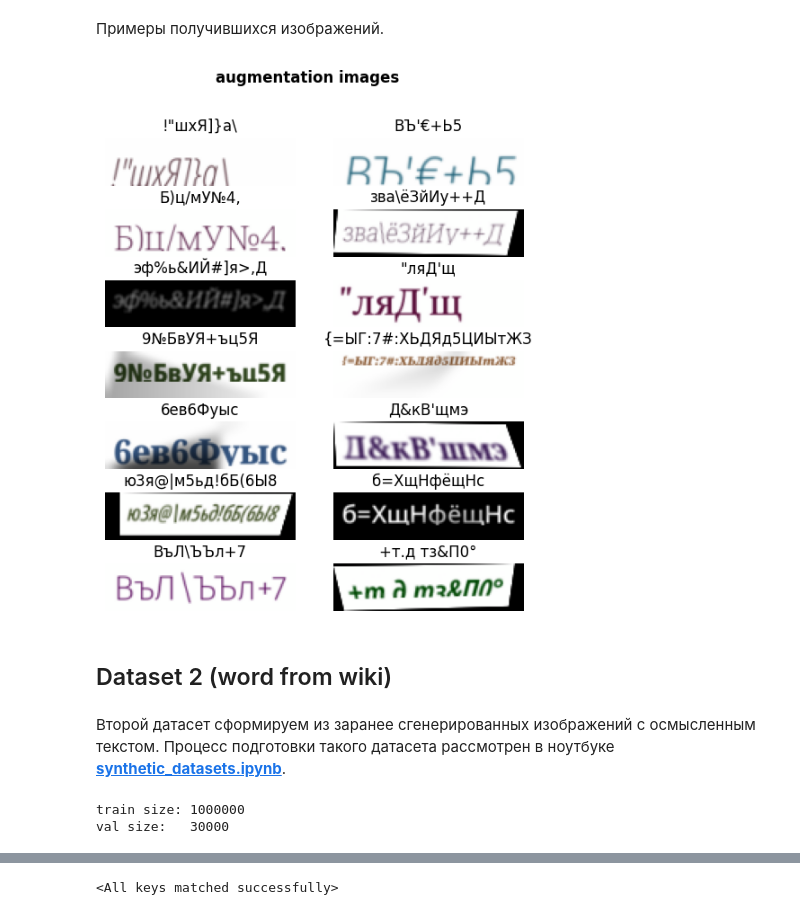
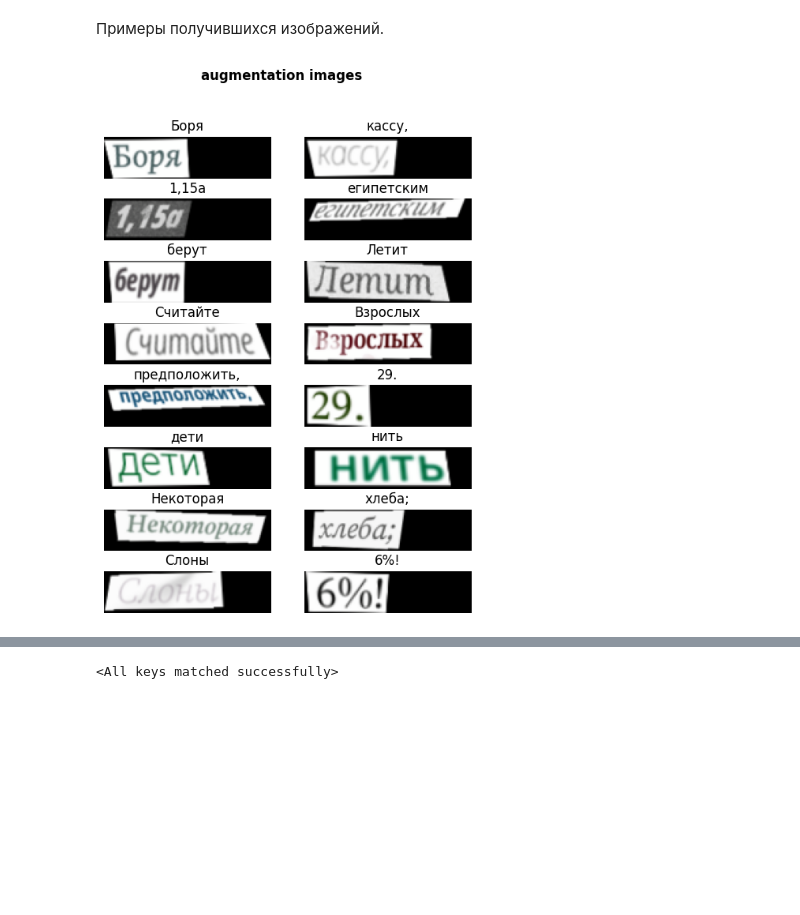
Before and after one commit to aufflammen/ocr_cyrillic, a Jupyter notebook: train_recognition.ipynb, the cells around one changed output, grey strips where cells are left out. Saved outputs shown, nothing was run; the diff lists cells and outputs as text; code cells hidden in the pictures; blank space fills up the shorter version.

```diff
--- a/train_recognition.ipynb
+++ b/train_recognition.ipynb
@@ -45,8 +45,8 @@ A list of all characters used:
 # %%
 def draw_image_dataset(
     dataset,
-    normalize_params: Optional[dict] = None,
-    num: int = 14
+    normalize_params: dict | None = None,
+    num: int = 16
 ):
     """
     Вывод нескольких случайных элементов из torch dataset
@@ -83,7 +83,8 @@ print(f'torch use: {Ansi.green}{Ansi.bold}{DEVICE}{Ansi.end}',
 # %% [output]
 torch use: cuda (AMD Radeon RX 7800 XT)
 # %%
-DATASET = CFG.path_dataset_synthetic.joinpath('recognition')
+DATASET = CFG.dataset_synthetic.joinpath('recognition')
+
 BATCH_SIZE = 256
 
 INPUT_SIZE = 32
@@ -102,0 +99,34 @@ print(f"Найдено подходящих шрифтов: {Ansi.bold}{len(good
+# %%
+transforms_train_alb = A.Compose([
+    A.ShiftScaleRotate(shift_limit=.05, scale_limit=0.0, rotate_limit=0, border_mode=cv2.BORDER_CONSTANT, fill=255, p=.5),
+    A.GaussianBlur(blur_limit=(1, 3), p=.3),
+    A.RandomSunFlare(flare_roi=(0, 0, 1, 1), src_radius=60, p=.2),
+    # A.GaussNoise(std_range=(.1, .25), p=.25),
+    # A.ElasticTransform(alpha=40, sigma=50, p=.2),
+    # A.ColorJitter(brightness=.4, contrast=.4, saturation=.4, hue=.4, p=.4),
+])
+
+
+transforms_train = v2.Compose([
+    v2.ToImage(),
+    v2.RandomInvert(p=.1),
+    ColorShiftTorch(min_val=.6, p=.9),
+    # T.RandomApply(v2.ElasticTransform(alpha=5, sigma=5, fill=255), p=.35),
+    T.RandomApply(T.GaussianNoise(mean=0, std=0.15), p=.2),
+    v2.RandomPhotometricDistort(brightness=(.7, 1.3), contrast=(.6, 1.4), hue=(-.3, .3), p=.25),
+    T.RandomApply(v2.RandomRotation(degrees=2, expand=True), p=.7),
+    v2.RandomPerspective(distortion_scale=.2, p=1),
+    v2.RandomGrayscale(p=.3),
+    T.RandomApply(T.RandomShadow(), p=.2),
+    T.Resize((INPUT_SIZE, INPUT_SIZE * 4), interpolation='bilinear', preserve_aspect_ratio=True, symmetric_pad=False),
+    v2.ToDtype(torch.float32, scale=True),
+    v2.Normalize(**NORMALIZE_PARAMS),
+])
+
+
+transforms_val=v2.Compose([
+    v2.ToImage(),
+    T.Resize((INPUT_SIZE, INPUT_SIZE * 4), interpolation='bilinear', preserve_aspect_ratio=True, symmetric_pad=False),
+    v2.ToDtype(torch.float32, scale=True),
+    v2.Normalize(**NORMALIZE_PARAMS),
+])
@@ -161,41 +192,6 @@ val_loader_wg = DataLoader(
 # %% [markdown]
 Примеры получившихся изображений.
 # %%
-draw_image_dataset(train_set_wg, NORMALIZE_PARAMS)
+draw_image_dataset(train_set2, NORMALIZE_PARAMS)
 # %% [output]
-[figure, old version]
+[figure, new version]
-# %% [markdown]
-## Dataset 2 (word from wiki)
-# %% [markdown]
-Второй датасет сформируем из заранее сгенерированных изображений с осмысленным текстом. Процесс подготовки такого датасета рассмотрен в ноутбуке **[synthetic_datasets.ipynb](synthetic_datasets.ipynb)**.
-# %%
-train_set = RecognitionDataset(
-    DATASET.joinpath('train', 'images'),
-    DATASET.joinpath('train', 'labels.json'),
-    img_transforms=v2.Compose([
-        T.Resize((INPUT_SIZE, INPUT_SIZE * 4), preserve_aspect_ratio=True),
-        T.RandomApply(T.ColorInversion(), .1),
-        v2.RandomGrayscale(p=.1),
-        v2.RandomPhotometricDistort(p=.1),
-        T.RandomApply(T.RandomShadow(), p=.4),
-        T.RandomApply(T.GaussianNoise(mean=0, std=.1), .1),
-        T.RandomApply(v2.GaussianBlur(3), .3),
-        v2.RandomPerspective(distortion_scale=.2, p=.3),
-        v2.Normalize(**NORMALIZE_PARAMS),
-    ]),
-)
-
-val_set = RecognitionDataset(
-    DATASET.joinpath('val', 'images'),
-    DATASET.joinpath('val', 'labels.json'),
-    img_transforms=v2.Compose([
-        T.Resize((INPUT_SIZE, INPUT_SIZE * 4), preserve_aspect_ratio=True),
-        v2.Normalize(**NORMALIZE_PARAMS),
-    ]),
-)
-
-print(f'train size: {len(train_set)}')
-print(f'val size:   {len(val_set)}')
-# %% [output]
-train size: 1000000
-val size:   30000
```
Also changed, not shown: parts of 25 cells of this notebook, 6 other files.
